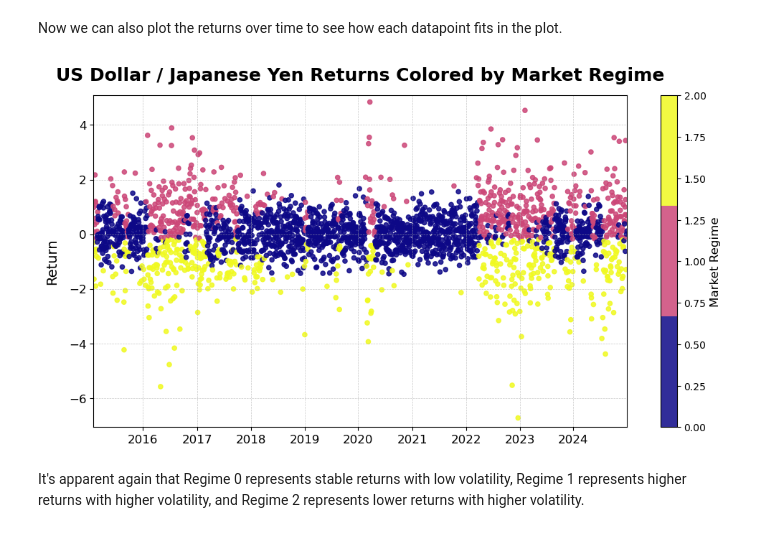
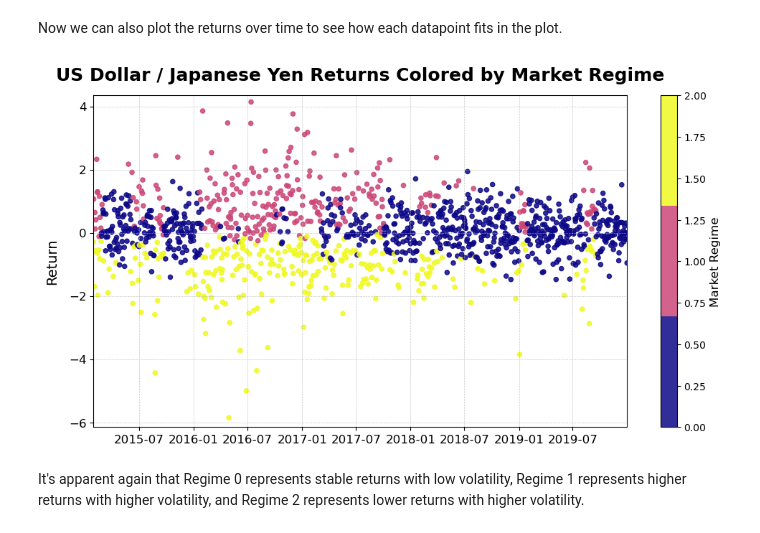
Before and after one commit to estasz/USDJPY-Quant-Trader, a Jupyter notebook: USDJPY.ipynb, the cells around one changed output. Drawn from its saved outputs; the diff is of its cells as text; code cells hidden in the pictures.

```diff
--- a/USDJPY.ipynb
+++ b/USDJPY.ipynb
@@ -47,8 +52,8 @@ ticker = 'JPY=X'
 d_start = '2015-01-01'
 d_end = '2024-12-31'
 
-yen = yf.download(ticker, start=d_start, end=d_end, interval='1d', progress=False, auto_adjust=True)
-#yen = pd.read_csv('yenrate.csv', parse_dates=['Date']) # If Yahoo Finance doesn't work
+#yen = yf.download(ticker, start=d_start, end=d_end, interval='1d', progress=False, auto_adjust=True)
+yen = pd.read_csv('yenrate.csv', parse_dates=['Date']) # If Yahoo Finance doesn't work
 
 if isinstance(yen.columns, pd.MultiIndex):
     yen.columns = yen.columns.droplevel(1)
@@ -106,8 +111,11 @@ To implement regime detection, we can look at grouping the datapoints by return
 
 Calculate the return as the percentage change from the previous day's return, and the volatility as the rolling volatility of a window of 20 days.
-# %%
-yen['Return'] = yen['Close'].pct_change() # Returns
-yen['Volatility'] = yen['Return'].rolling(window=20).std() # Rolling Volatility
-yen.dropna(inplace=True) # Drop missing values
-yen[['Return', 'Volatility']] = StandardScaler().fit_transform(yen[['Return', 'Volatility']])
+# %%
+d_split = '2020-01-01'
+yen_train = yen[yen['Date'] < d_split].copy()
+
+yen_train['Return'] = yen_train['Close'].pct_change() # Returns
+yen_train['Volatility'] = yen_train['Return'].rolling(window=20).std() # Rolling Volatility
+yen_train.dropna(inplace=True) # Drop missing values
+yen_train[['Return', 'Volatility']] = StandardScaler().fit_transform(yen_train[['Return', 'Volatility']])
 # %%
@@ -178,7 +186,7 @@ Looking at the plot, it can be observed that the optimal number of clusters is 3
 Now we can fit the $k$-means model with the optimal number of clusters ($k$).
 # %%
 kmeans_model = KMeans(n_clusters=3, random_state=120)
-yen['K Regime'] = kmeans_model.fit_predict(yen[['Return', 'Volatility']])
+yen_train['K Regime'] = kmeans_model.fit_predict(yen_train[['Return', 'Volatility']])
 # %% [markdown]
 Plot the returns compared to volatility colored by market regime.
 # %%
@@ -203,18 +211,18 @@ Now we can also plot the returns over time to see how each datapoint fits in the
 # %%
 cmap = plt.colormaps['plasma'].resampled(3)
 plt.figure(figsize=(12, 6))
-scatter = plt.scatter(yen['Date'], yen['Return'], c=yen['K Regime'], cmap=cmap, s=20, alpha=0.85)
+scatter = plt.scatter(yen_train['Date'], yen_train['Return'], c=yen_train['K Regime'], cmap=cmap, s=20, alpha=0.85)
 plt.title('US Dollar / Japanese Yen Returns Colored by Market Regime', fontsize=18, fontweight='bold', pad=15)
 plt.ylabel('Return', fontsize=14, labelpad=10)
 cbar = plt.colorbar(scatter)
 cbar.set_label('Market Regime', fontsize=12)
 plt.grid(which='major', linestyle='--', lw=0.5, alpha=0.7)
 plt.xticks(fontsize=12)
 plt.yticks(fontsize=12)
-plt.xlim(min(yen['Date']), max(yen['Date']))
-plt.ylim(min(yen['Return']) * 1.05, max(yen['Return']) * 1.05)
+plt.xlim(min(yen_train['Date']), max(yen_train['Date']))
+plt.ylim(min(yen_train['Return']) * 1.05, max(yen_train['Return']) * 1.05)
 plt.show()
 # %% [output]
-[figure, old version]
+[figure, new version]
 # %% [markdown]
 It's apparent again that Regime 0 represents stable returns with low volatility, Regime 1 represents higher returns with higher volatility, and Regime 2 represents lower returns with higher volatility.
```
Also changed, not shown: parts of 43 cells of this notebook.
